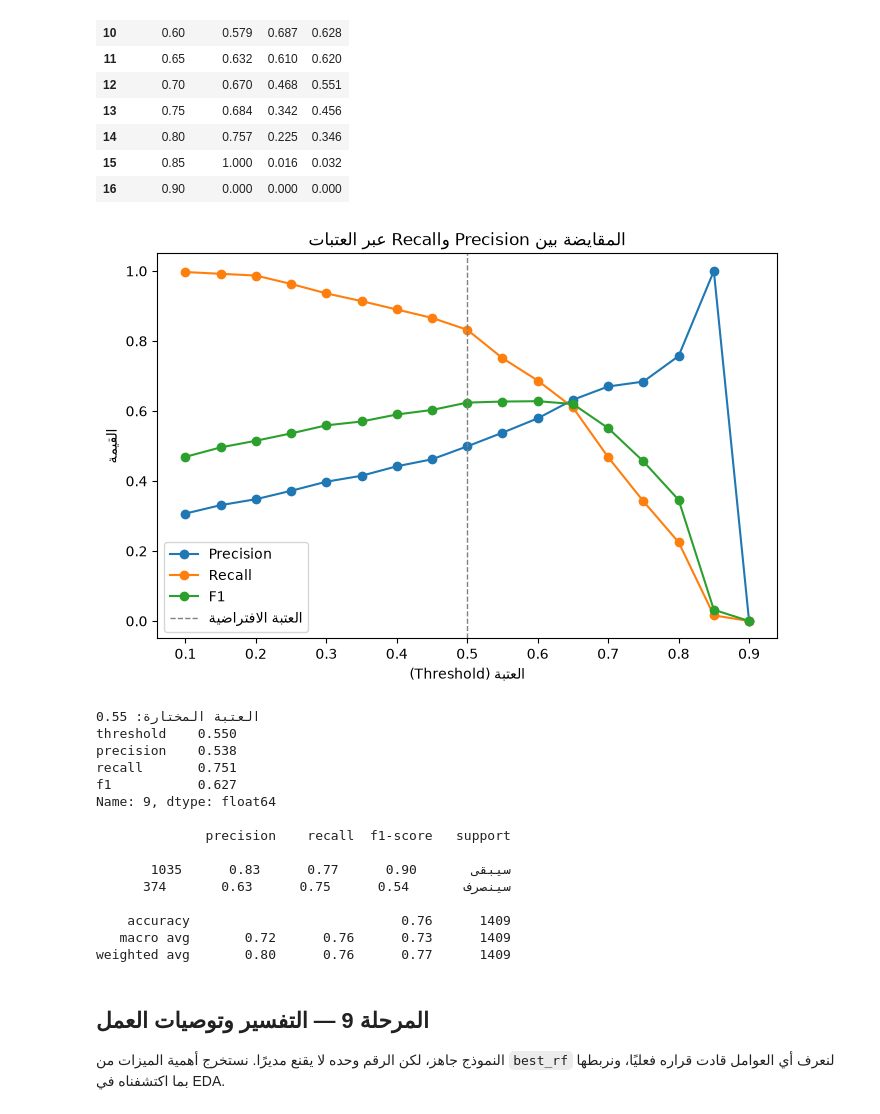
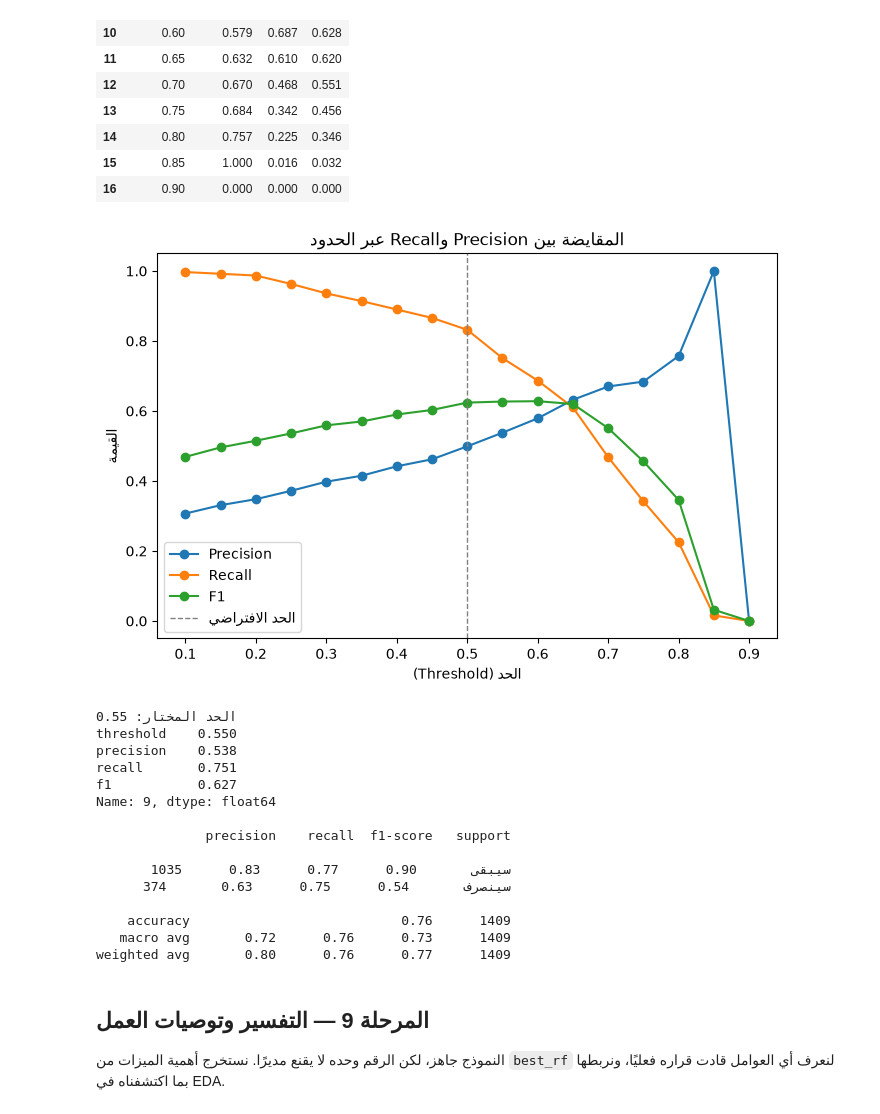
Before and after one commit to ahmedDTA/telco-churn-prediction, a Jupyter notebook: test.ipynb, the cells around one changed output. Drawn from its saved outputs; the diff is of its cells as text; code cells hidden in the pictures.

Commit message:
Use Saudi dialect term (الحد) instead of عتبة for threshold

```diff
--- a/test.ipynb
+++ b/test.ipynb
@@ -655,30 +655,30 @@ threshold_df
 # %%
 plt.figure(figsize=(8, 5))
 plt.plot(threshold_df["threshold"], threshold_df["precision"], marker="o", label="Precision")
 plt.plot(threshold_df["threshold"], threshold_df["recall"], marker="o", label="Recall")
 plt.plot(threshold_df["threshold"], threshold_df["f1"], marker="o", label="F1")
-plt.axvline(0.5, color="gray", linestyle="--", linewidth=1, label="العتبة الافتراضية")
-plt.xlabel("العتبة (Threshold)")
+plt.axvline(0.5, color="gray", linestyle="--", linewidth=1, label="الحد الافتراضي")
+plt.xlabel("الحد (Threshold)")
 plt.ylabel("القيمة")
-plt.title("المقايضة بين Precision وRecall عبر العتبات")
+plt.title("المقايضة بين Precision وRecall عبر الحدود")
 plt.legend()
 plt.show()
 # %% [output]
-[figure, old version]
+[figure, new version]
 # %%
 # قرار العمل: نريد اكتشاف 75% على الأقل من العملاء المعرّضين للانصراف (Recall >= 0.75)،
-# وبين كل العتبات التي تحقق هذا، نختار الأعلى دقة (Precision) لتقليل التواصل غير الضروري.
+# وبين كل الحدود التي تحقق هذا، نختار الأعلى دقة (Precision) لتقليل التواصل غير الضروري.
 eligible = threshold_df[threshold_df["recall"] >= 0.75]
 chosen = eligible.sort_values("precision", ascending=False).iloc[0]
 
-print("العتبة المختارة:", chosen["threshold"])
+print("الحد المختار:", chosen["threshold"])
 print(chosen)
 
 final_preds = (y_proba >= chosen["threshold"]).astype(int)
 print()
 print(classification_report(y_test, final_preds, target_names=["سيبقى", "سينصرف"]))
 # %% [output]
-العتبة المختارة: 0.55
+الحد المختار: 0.55
 threshold    0.550
 precision    0.538
 recall       0.751
```
Also changed, not shown: parts of 5 cells of this notebook, 1 other file.
